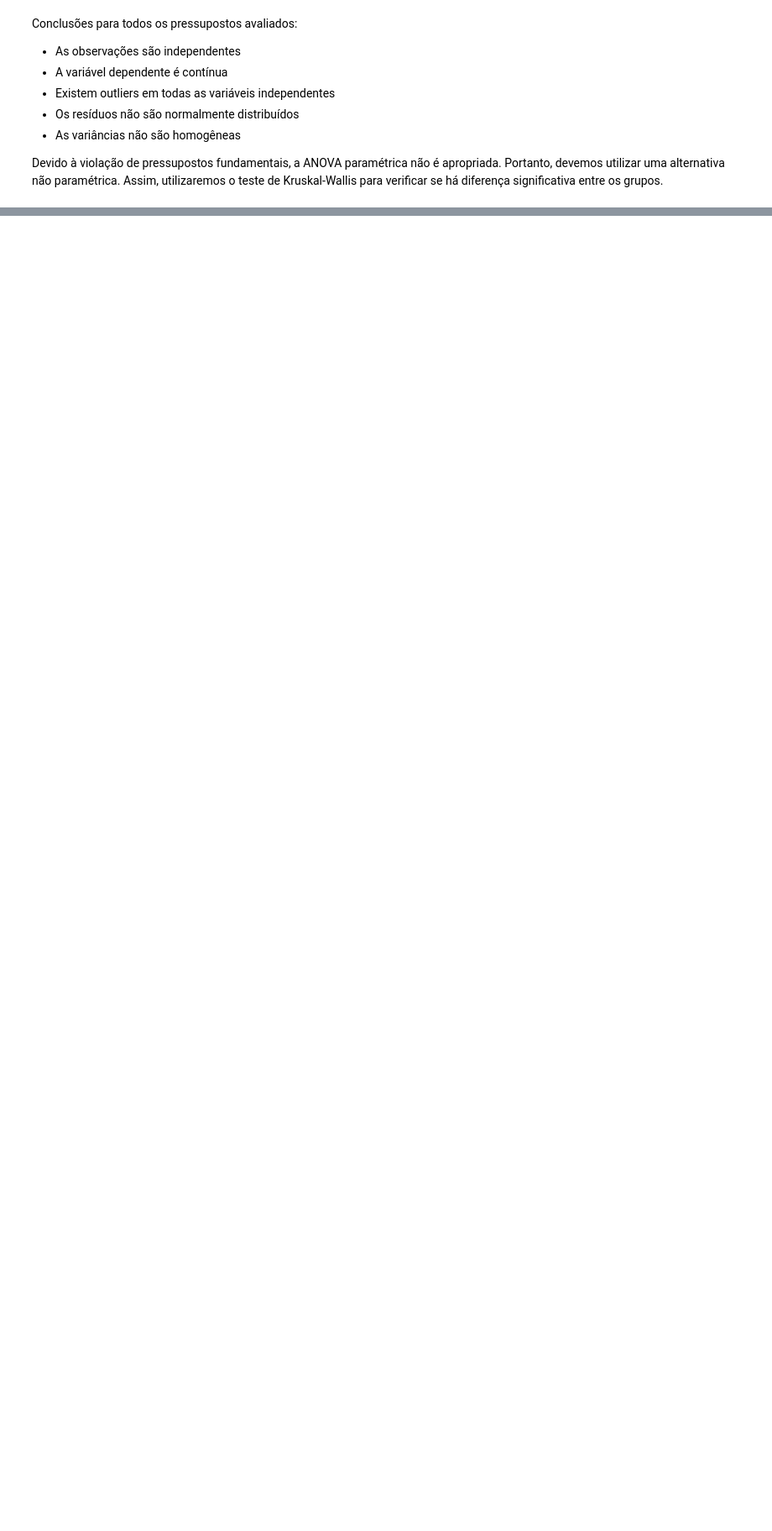
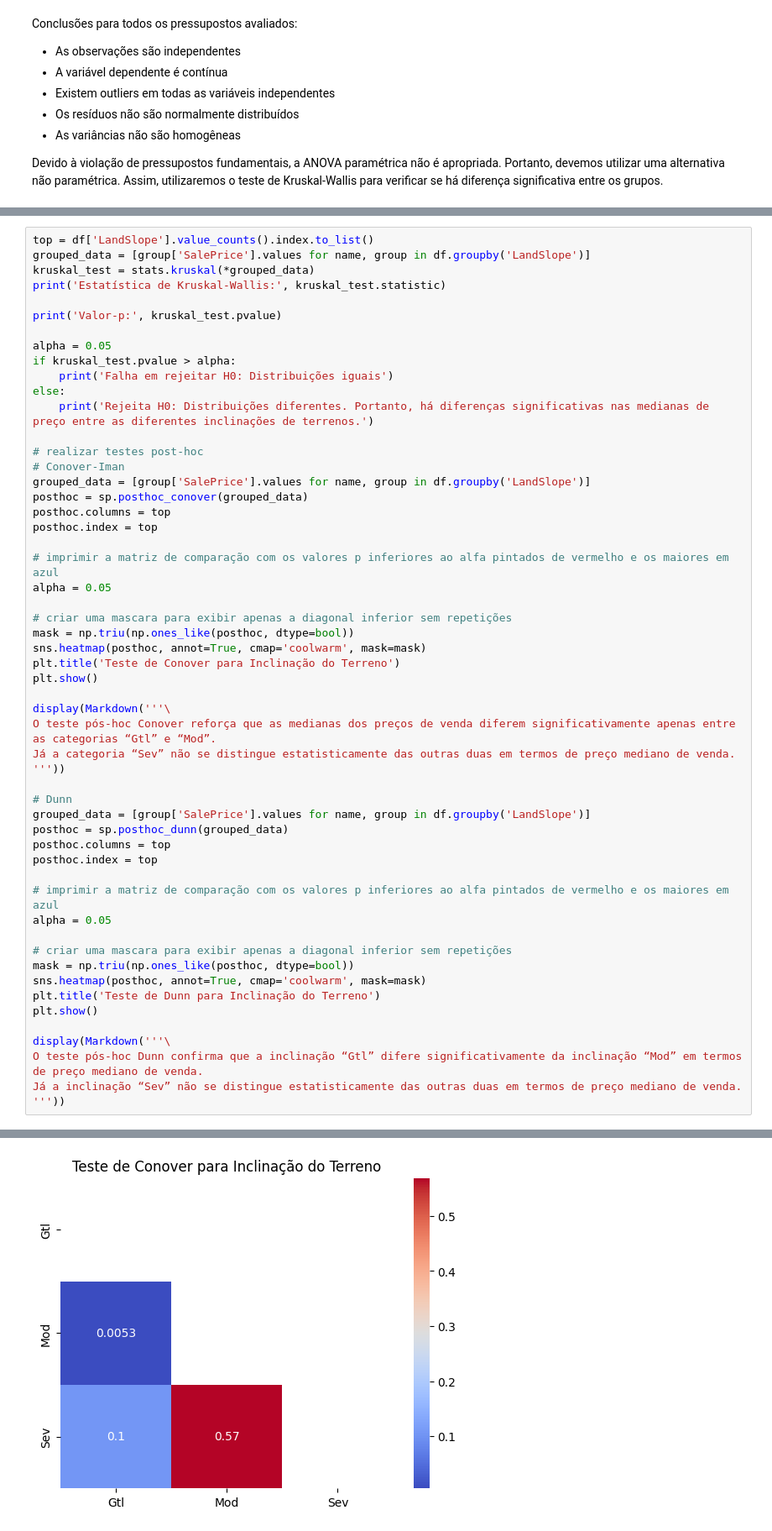
Before and after one commit to fernandosola/aedi_teste_hipotese, a Jupyter notebook: notebooks/analise.ipynb, the cells around one changed output, grey strips where cells are left out. Shown at 84% size. Saved outputs shown, nothing was run; the diff lists cells and outputs as text; blank space fills up the shorter version.

```diff
--- a/notebooks/analise.ipynb
+++ b/notebooks/analise.ipynb
@@ -1343,0 +1244,55 @@ Devido à violação de pressupostos fundamentais, a ANOVA paramétrica não é
+# %%
+top = df['LandSlope'].value_counts().index.to_list()
+grouped_data = [group['SalePrice'].values for name, group in df.groupby('LandSlope')]
+kruskal_test = stats.kruskal(*grouped_data)
+print('Estatística de Kruskal-Wallis:', kruskal_test.statistic)
+
+print('Valor-p:', kruskal_test.pvalue)
+
+alpha = 0.05
+if kruskal_test.pvalue > alpha:
+    print('Falha em rejeitar H0: Distribuições iguais')
+else:
+    print('Rejeita H0: Distribuições diferentes. Portanto, há diferenças significativas nas medianas de preço entre as diferentes inclinações de terrenos.')
+
+# realizar testes post-hoc
+# Conover-Iman
+grouped_data = [group['SalePrice'].values for name, group in df.groupby('LandSlope')]
+posthoc = sp.posthoc_conover(grouped_data)
+posthoc.columns = top
+posthoc.index = top
+
+# imprimir a matriz de comparação com os valores p inferiores ao alfa pintados de vermelho e os maiores em azul
+alpha = 0.05
+
+# criar uma mascara para exibir apenas a diagonal inferior sem repetições
+mask = np.triu(np.ones_like(posthoc, dtype=bool))
+sns.heatmap(posthoc, annot=True, cmap='coolwarm', mask=mask)
+plt.title('Teste de Conover para Inclinação do Terreno')
+plt.show()
+
+display(Markdown('''\
+O teste pós-hoc Conover reforça que as medianas dos preços de venda diferem significativamente apenas entre as categorias “Gtl” e “Mod”.
+Já a categoria “Sev” não se distingue estatisticamente das outras duas em termos de preço mediano de venda.
+'''))
+
+# Dunn
+grouped_data = [group['SalePrice'].values for name, group in df.groupby('LandSlope')]
+posthoc = sp.posthoc_dunn(grouped_data)
+posthoc.columns = top
+posthoc.index = top
+
+# imprimir a matriz de comparação com os valores p inferiores ao alfa pintados de vermelho e os maiores em azul
+alpha = 0.05
+
+# criar uma mascara para exibir apenas a diagonal inferior sem repetições
+mask = np.triu(np.ones_like(posthoc, dtype=bool))
+sns.heatmap(posthoc, annot=True, cmap='coolwarm', mask=mask)
+plt.title('Teste de Dunn para Inclinação do Terreno')
+plt.show()
+
+display(Markdown('''\
+O teste pós-hoc Dunn confirma que a inclinação “Gtl” difere significativamente da inclinação “Mod” em termos de preço mediano de venda.
+Já a inclinação “Sev” não se distingue estatisticamente das outras duas em termos de preço mediano de venda.
+'''))
+# %% [output]
@@ -1343,0 +1302 @@ Devido à violação de pressupostos fundamentais, a ANOVA paramétrica não é
+[figure, added]
```
Also changed, not shown: parts of 17 cells of this notebook, 1 other file.
